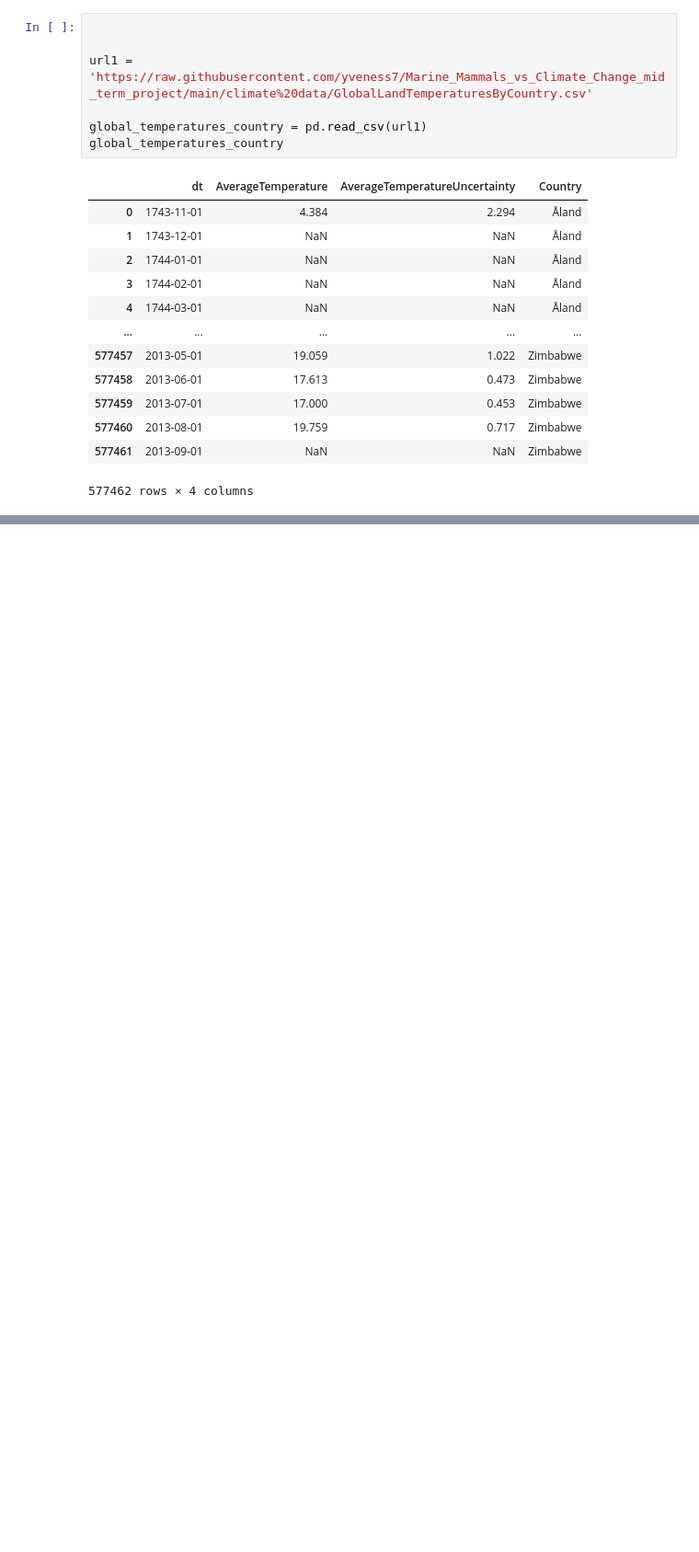
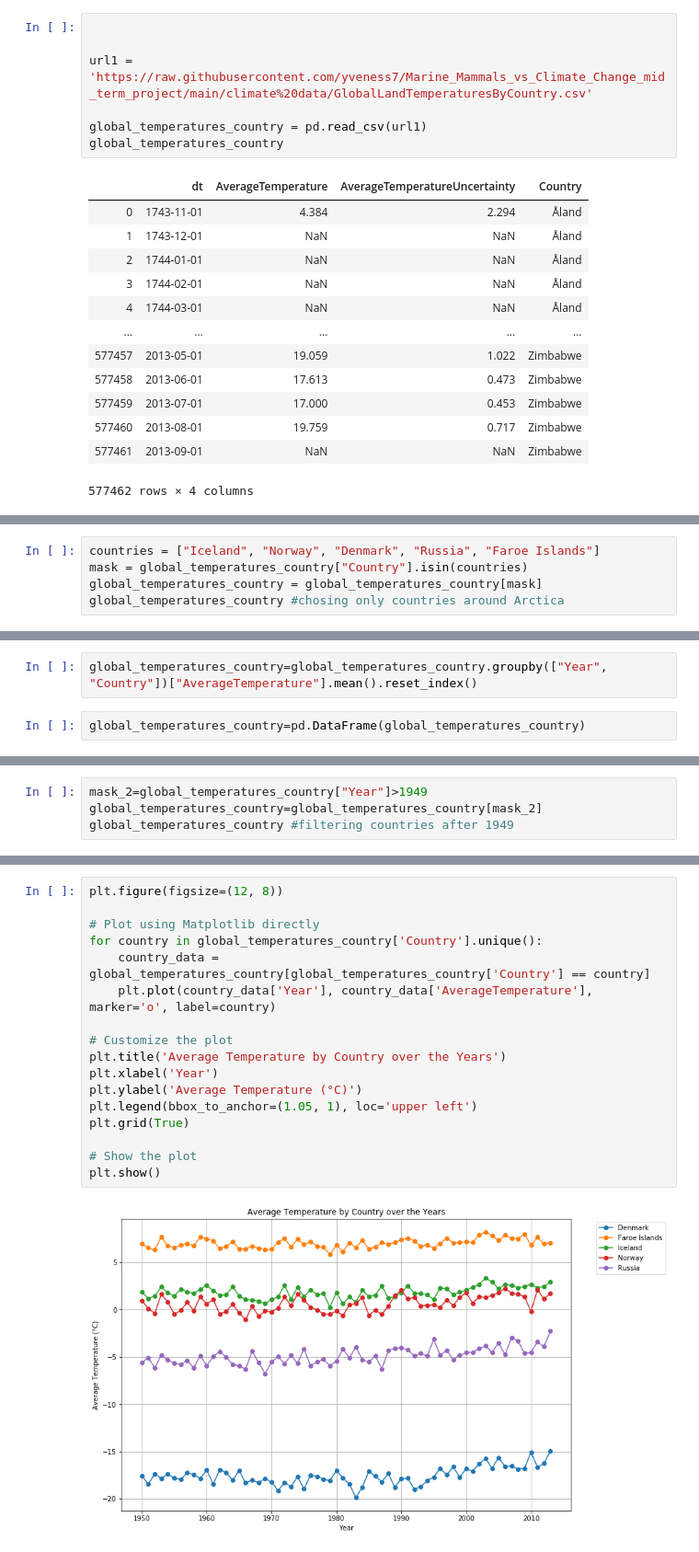
Before and after one commit to yveness7/Arctic_Mammals_mid_term_project, a Jupyter notebook: mammals data/preview climate data.ipynb, the cells around one changed output, grey strips where cells are left out. Shown: that part at 92% size. Saved outputs shown, nothing was run; the diff lists cells and outputs as text; blank space fills up the shorter version.

```diff
--- a/mammals data/preview climate data.ipynb
+++ b/mammals data/preview climate data.ipynb
@@ -42,0 +128,5 @@ global_temperatures_country
+# %%
+countries = ["Iceland", "Norway", "Denmark", "Russia", "Faroe Islands"]
+mask = global_temperatures_country["Country"].isin(countries)
+global_temperatures_country = global_temperatures_country[mask]
+global_temperatures_country #chosing only countries around Arctica
@@ -42,0 +147,4 @@ global_temperatures_country
+# %%
+global_temperatures_country=global_temperatures_country.groupby(["Year", "Country"])["AverageTemperature"].mean().reset_index()
+# %%
+global_temperatures_country=pd.DataFrame(global_temperatures_country)
@@ -42,0 +167,4 @@ global_temperatures_country
+# %%
+mask_2=global_temperatures_country["Year"]>1949
+global_temperatures_country=global_temperatures_country[mask_2]
+global_temperatures_country #filtering countries after 1949
@@ -42,0 +192,19 @@ global_temperatures_country
+# %%
+plt.figure(figsize=(12, 8))
+
+# Plot using Matplotlib directly
+for country in global_temperatures_country['Country'].unique():
+    country_data = global_temperatures_country[global_temperatures_country['Country'] == country]
+    plt.plot(country_data['Year'], country_data['AverageTemperature'], marker='o', label=country)
+
+# Customize the plot
+plt.title('Average Temperature by Country over the Years')
+plt.xlabel('Year')
+plt.ylabel('Average Temperature (°C)')
+plt.legend(bbox_to_anchor=(1.05, 1), loc='upper left')
+plt.grid(True)
+
+# Show the plot
+plt.show()
+# %% [output]
+[figure, added]
```
Also changed, not shown: parts of 78 cells of this notebook.
